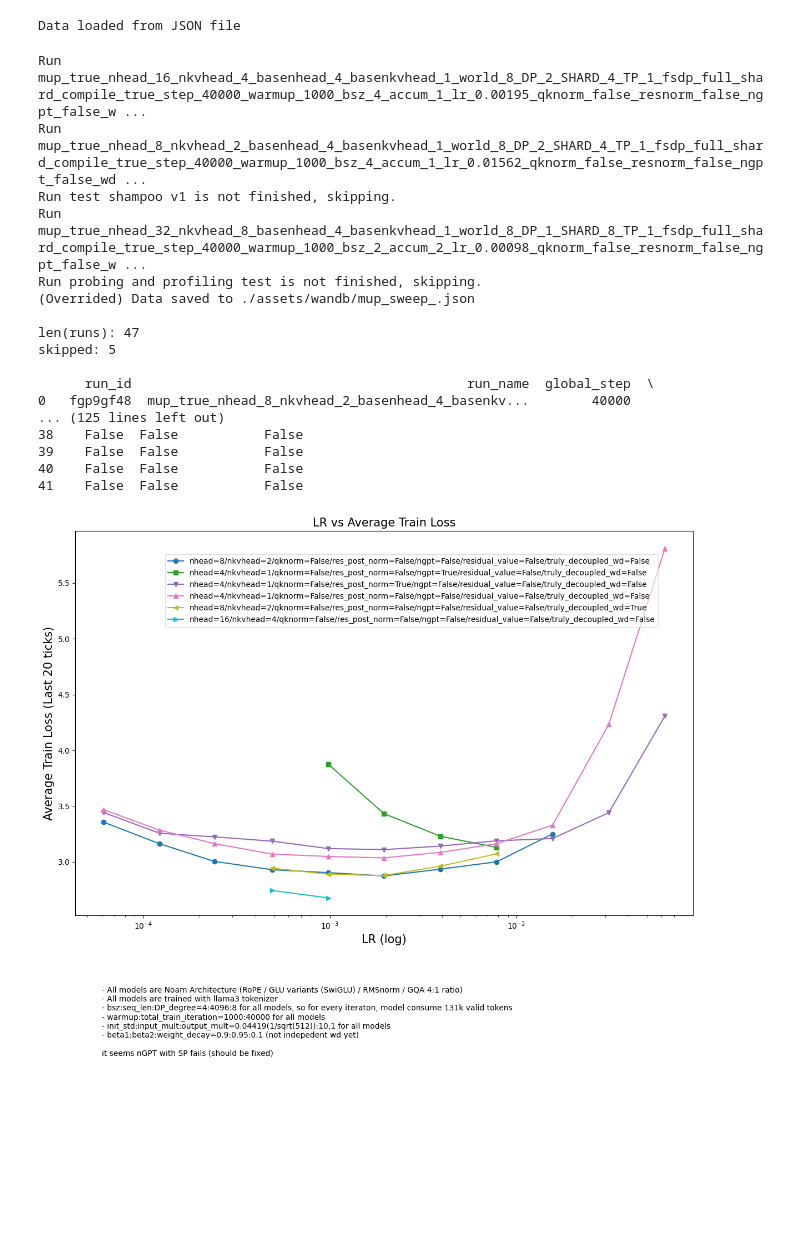
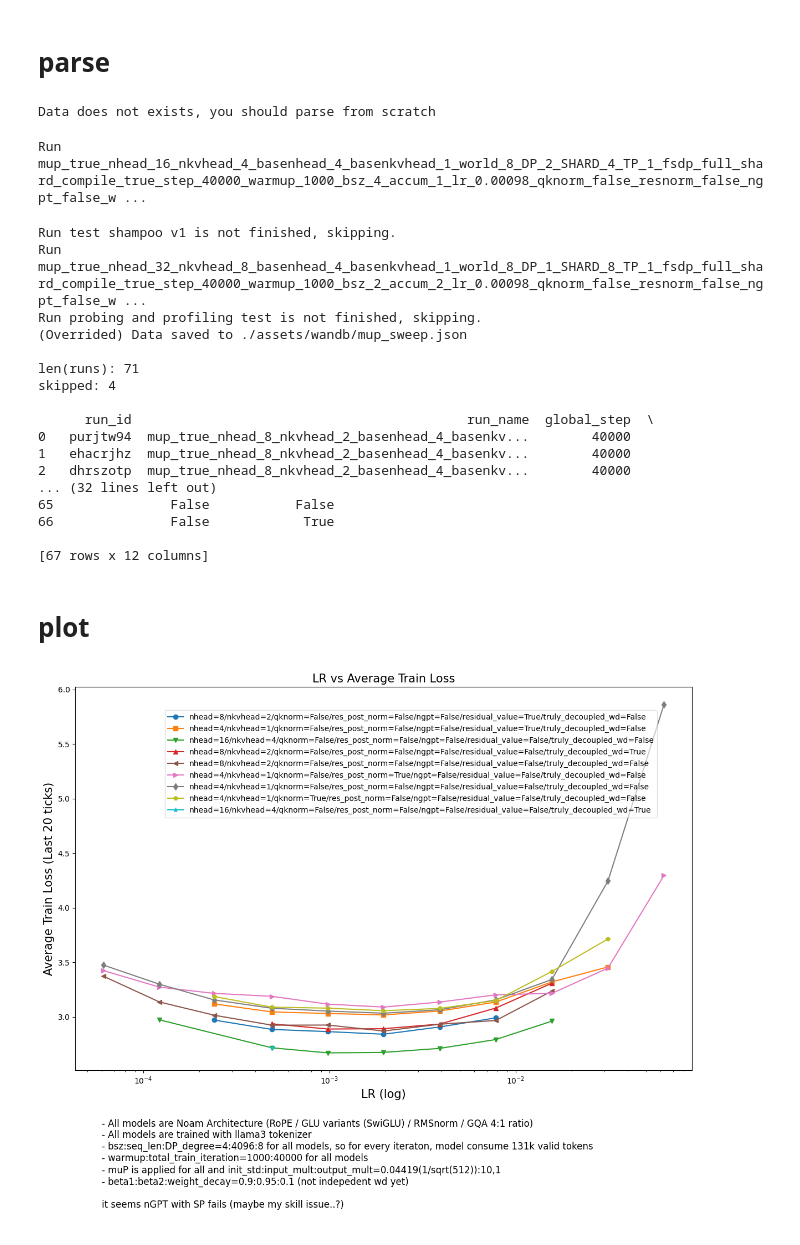
Before and after one commit to SeunghyunSEO/lingua, a Jupyter notebook: exp_logs/parse_from_wandb.ipynb, the cells around one changed output. Drawn from its saved outputs; the diff is of its cells as text; code cells hidden in the pictures; blank space fills up the shorter version.

Commit message:
bugfix ngpt

```diff
--- a/exp_logs/parse_from_wandb.ipynb
+++ b/exp_logs/parse_from_wandb.ipynb
@@ -1,3 +1,5 @@
+# %% [markdown]
+# parse
 # %%
 import os
 import wandb
@@ -17,7 +19,7 @@ runs = api.runs(project_path)
 num_runs = len(runs)
 all_runs_data = {}
 save_dir = "./assets/wandb"
-file_name = "mup_sweep_.json"
+file_name = "mup_sweep.json"
 file_path = os.path.join(save_dir, file_name)
 
 if os.path.exists(file_path):
@@ -27,7 +29,7 @@ if os.path.exists(file_path):
 else:
     print("Data does not exists, you should parse from scratch")
 # %% [output]
-Data loaded from JSON file
+Data does not exists, you should parse from scratch
 # %%
 # Function to parse parameters from run_name with default False for ngpt
 def parse_run_name(run_name):
@@ -175,28 +177,32 @@ skipped: {skipped}
 
 print(filtered_runs_df)
 # %% [output]
-Run mup_true_nhead_16_nkvhead_4_basenhead_4_basenkvhead_1_world_8_DP_2_SHARD_4_TP_1_fsdp_full_shard_compile_true_step_40000_warmup_1000_bsz_4_accum_1_lr_0.00195_qknorm_false_resnorm_false_ngpt_false_w ...
-Run mup_true_nhead_8_nkvhead_2_basenhead_4_basenkvhead_1_world_8_DP_2_SHARD_4_TP_1_fsdp_full_shard_compile_true_step_40000_warmup_1000_bsz_4_accum_1_lr_0.01562_qknorm_false_resnorm_false_ngpt_false_wd ...
-Run test shampoo v1 is not finished, skipping.
-Run mup_true_nhead_32_nkvhead_8_basenhead_4_basenkvhead_1_world_8_DP_1_SHARD_8_TP_1_fsdp_full_shard_compile_true_step_40000_warmup_1000_bsz_2_accum_2_lr_0.00098_qknorm_false_resnorm_false_ngpt_false_w ...
-Run probing and profiling test is not finished, skipping.
-(Overrided) Data saved to ./assets/wandb/mup_sweep_.json
-
-len(runs): 47
-skipped: 5
-
-      run_id                                           run_name  global_step  \
-0   fgp9gf48  mup_true_nhead_8_nkvhead_2_basenhead_4_basenkv...        40000
-... (125 lines left out)
-38    False  False           False
-39    False  False           False
-40    False  False           False
-41    False  False           False
+Run mup_true_nhead_16_nkvhead_4_basenhead_4_basenkvhead_1_world_8_DP_2_SHARD_4_TP_1_fsdp_full_shard_compile_true_step_40000_warmup_1000_bsz_4_accum_1_lr_0.00098_qknorm_false_resnorm_false_ngpt_false_w ...
+Run test shampoo v1 is not finished, skipping.
+Run mup_true_nhead_32_nkvhead_8_basenhead_4_basenkvhead_1_world_8_DP_1_SHARD_8_TP_1_fsdp_full_shard_compile_true_step_40000_warmup_1000_bsz_2_accum_2_lr_0.00098_qknorm_false_resnorm_false_ngpt_false_w ...
+Run probing and profiling test is not finished, skipping.
+(Overrided) Data saved to ./assets/wandb/mup_sweep.json
+
+len(runs): 71
+skipped: 4
+
+      run_id                                           run_name  global_step  \
+0   purjtw94  mup_true_nhead_8_nkvhead_2_basenhead_4_basenkv...        40000
+1   ehacrjhz  mup_true_nhead_8_nkvhead_2_basenhead_4_basenkv...        40000
+2   dhrszotp  mup_true_nhead_8_nkvhead_2_basenhead_4_basenkv...        40000
+... (32 lines left out)
+65               False           False
+66               False            True
+
+[67 rows x 12 columns]
+# %% [markdown]
+# plot
 # %%
 import matplotlib.pyplot as plt
 
 titlesize = 15
 fontsize = 10
+note_fontsize = 12
 loglog = True
 
 
@@ -230,34 +236,34 @@ for idx, group in enumerate(unique_groups):
         color=colors(idx),
         label=group
     )
 
 plt.title('LR vs Average Train Loss', fontsize=titlesize)
 xlabel = 'LR'
 if loglog:
     plt.xscale('log', base=10)
     xlabel += ' (log)'
 plt.xlabel(xlabel, fontsize=titlesize)
 
 ylabel = 'Average Train Loss (Last 20 ticks)'
 plt.ylabel(ylabel, fontsize=titlesize)
 
 # some notes
 note = f'''
 - All models are Noam Architecture (RoPE / GLU variants (SwiGLU) / RMSnorm / GQA 4:1 ratio)
 - All models are trained with llama3 tokenizer
 - bsz:seq_len:DP_degree=4:4096:8 for all models, so for every iteraton, model consume 131k valid tokens
 - warmup:total_train_iteration=1000:40000 for all models
-- init_std:input_mult:output_mult=0.04419(1/sqrt(512)):10,1 for all models
+- muP is applied for all and init_std:input_mult:output_mult=0.04419(1/sqrt(512)):10,1
 - beta1:beta2:weight_decay=0.9:0.95:0.1 (not indepedent wd yet)
 
-it seems nGPT with SP fails (should be fixed)
+it seems nGPT with SP fails (maybe my skill issue..?)
 '''
-plt.figtext(0.1, -0.25, note, ha='left', fontsize=fontsize, color='black')
+plt.figtext(0.1, -0.25, note, ha='left', fontsize=note_fontsize, color='black')
 
 # Place legend inside with transparency
 plt.legend(loc='upper right', bbox_to_anchor=(0.95, 0.95), framealpha=0.6, fontsize=fontsize)
 
 plt.tight_layout()
 plt.show()
 # %% [output]
-[figure, old version]
+[figure, new version]
```
Also changed, not shown: 8 other files.
